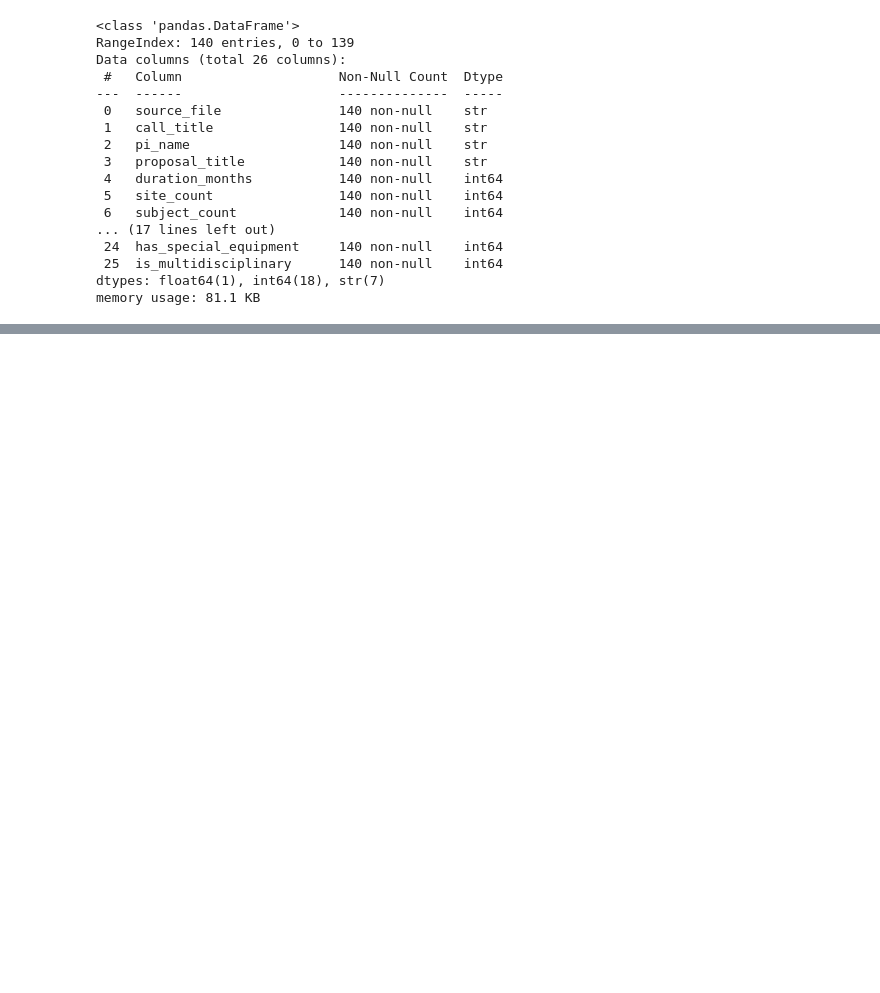
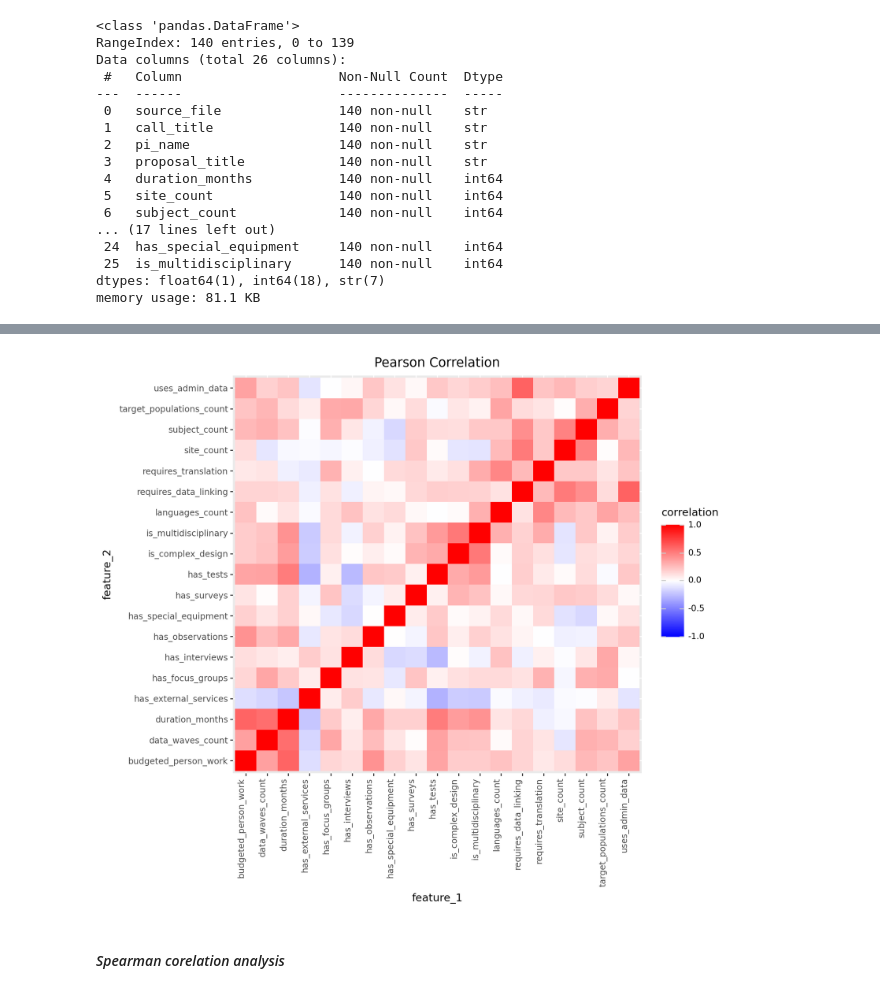
Before and after one commit to idowein/MOECSO, a Jupyter notebook: budget_estimation/Budget_estimation.ipynb, the cells around one changed output, grey strips where cells are left out. Saved outputs shown, nothing was run; the diff lists cells and outputs as text; code cells hidden in the pictures; blank space fills up the shorter version.

Commit message:
start to code cerrlation analysis

```diff
--- a/budget_estimation/Budget_estimation.ipynb
+++ b/budget_estimation/Budget_estimation.ipynb
@@ -96,0 +273,3 @@ memory usage: 81.1 KB
+# %%
+linear_corr_cross = df_clean[numeric_cols].corr(method="pearson")
+linear_corr_cross
@@ -96,0 +294,6 @@ memory usage: 81.1 KB
+# %%
+corr_heatmap(linear_corr_cross, "Pearson Correlation")
+# %% [output]
+[figure, added]
+# %% [markdown]
+#### *Spearman corelation analysis*
```
Also changed, not shown: parts of 27 cells of this notebook.
